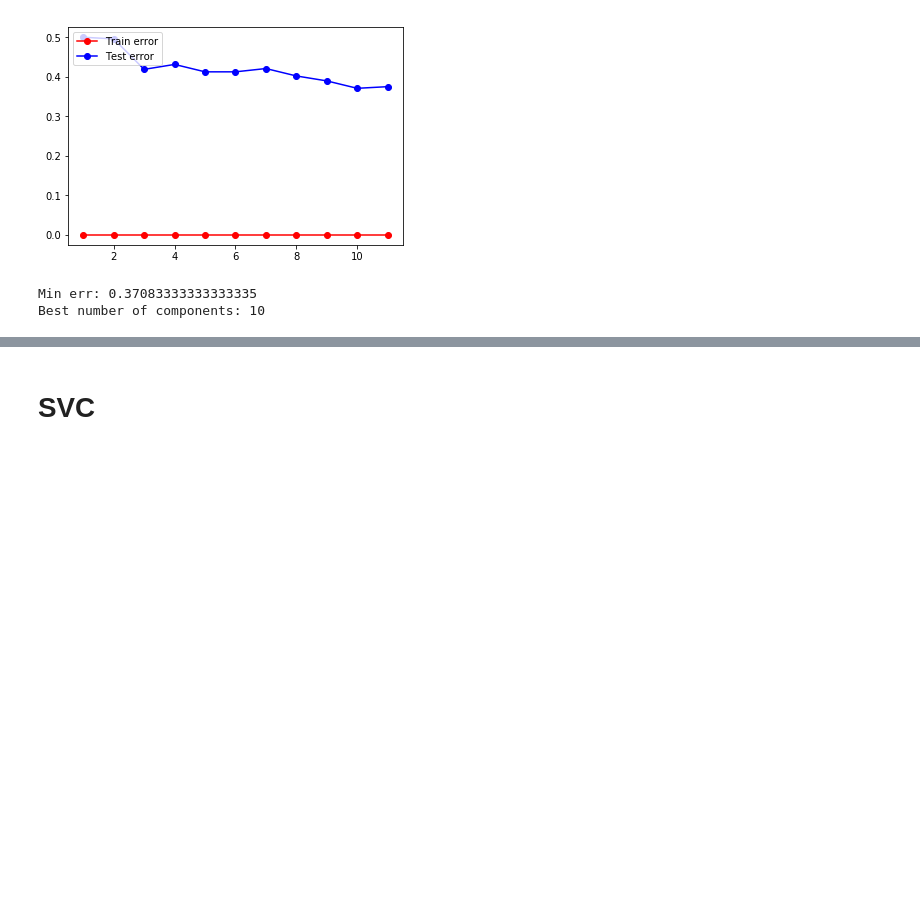
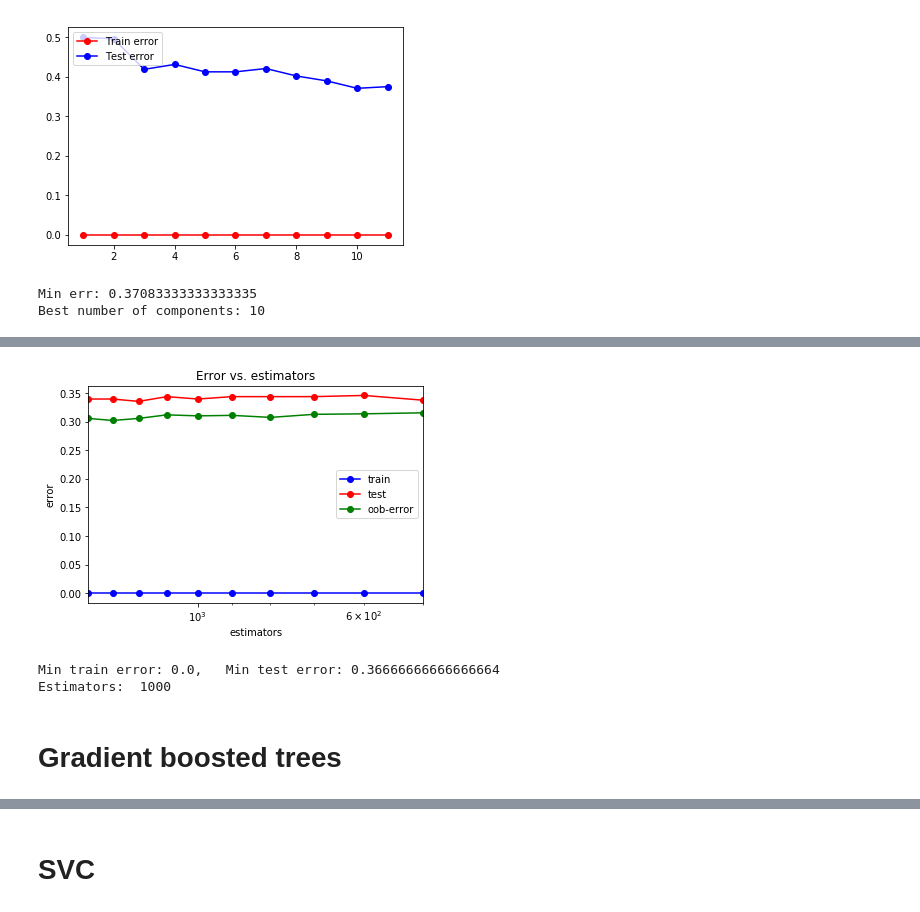
Before and after one commit to JaneMor/Wine, a Jupyter notebook: Red-winequality.ipynb, the cells around one changed output, grey strips where cells are left out. Saved outputs shown, nothing was run; the diff lists cells and outputs as text; code cells hidden in the pictures; blank space fills up the shorter version.

```diff
--- a/Red-winequality.ipynb
+++ b/Red-winequality.ipynb
@@ -882,0 +1002,40 @@ Best number of components: 10
+# %%
+from sklearn.ensemble import RandomForestClassifier
+
+estiamtors = np.arange(500,1500, 100)
+test_err = []
+train_err = []
+oob_score = []
+for estimator in estiamtors:
+    rf = RandomForestClassifier(n_estimators = estimator, random_state = 42, oob_score=True)
+    rf.fit(X_train, y_train)
+
+    y_train_pred = rf.predict(X_train)
+    y_test_pred = rf.predict(X_test)
+    train_err.append(np.mean(y_train != y_train_pred))
+    test_err.append(np.mean(y_test != y_test_pred))
+    oob_score.append(rf.oob_score_)
+# %%
+plt.semilogx(estiamtors, train_err, 'b-o', label = 'train')
+plt.semilogx(estiamtors, test_err, 'r-o', label = 'test')
+plt.semilogx(estiamtors, np.ones(len(oob_score))-oob_score, 'g-o', label = 'oob-error')
+plt.xlim([np.max(estiamtors), np.min(estiamtors)])
+plt.title('Error vs. estimators')
+plt.xlabel('estimators')
+plt.ylabel('error')
+plt.legend()
+pass
+# %% [output]
+[figure, added]
+# %%
+min_train_err = np.min(train_err)
+min_test_err = np.min(test_err)
+estimators_opt = estiamtors[test_err == min_test_err][0]
+
+print('Min train error: {}, \tMin test error: {}'.format(min_train_err, min_test_err))
+print('Estimators: ', estimators_opt)
+# %% [output]
+Min train error: 0.0,   Min test error: 0.36666666666666664
+Estimators:  1000
+# %% [markdown]
+# Gradient boosted trees
```
Also changed, not shown: parts of 21 cells of this notebook, 1 other file.
